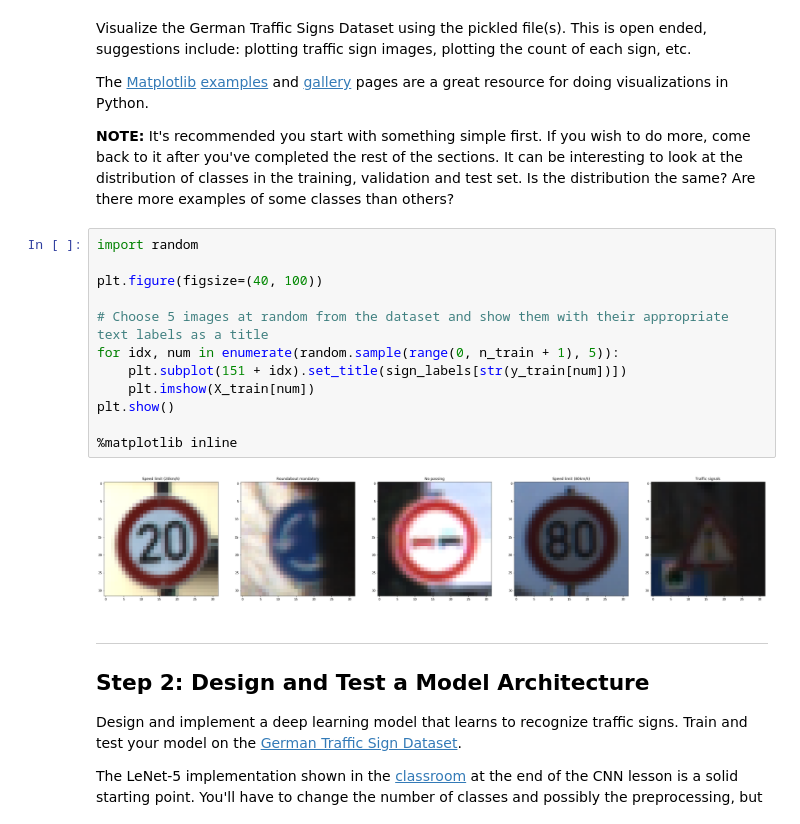
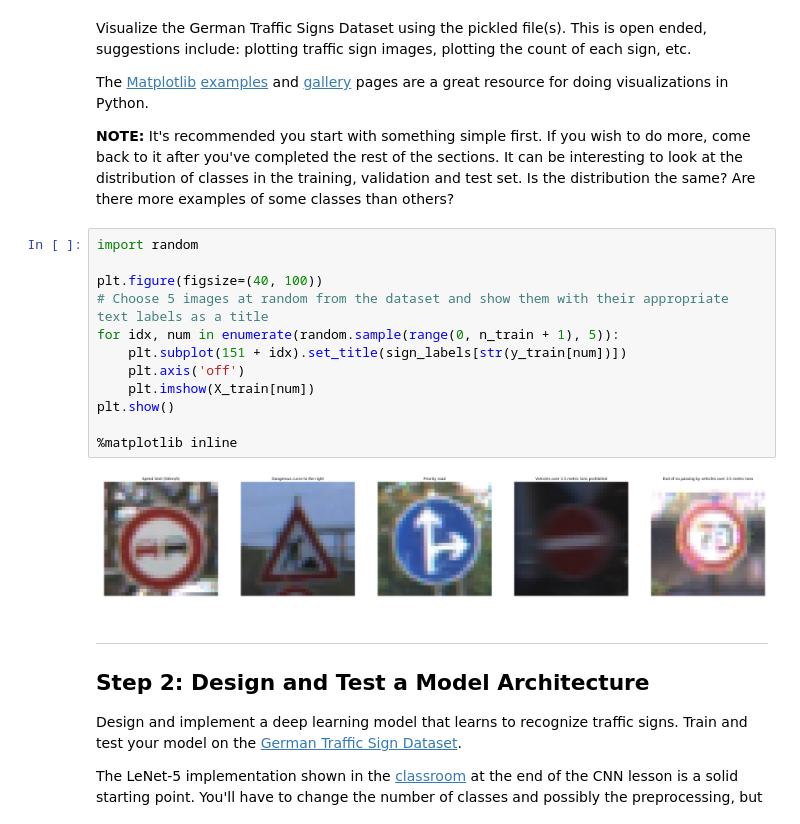
Before and after one commit to Charles-Catta/German-Traffic-Sign-Classifier, a Jupyter notebook: Traffic_Sign_Classifier.ipynb, the cells around one changed output. Drawn from its saved outputs; the diff is of its cells as text.

```diff
--- a/Traffic_Sign_Classifier.ipynb
+++ b/Traffic_Sign_Classifier.ipynb
@@ -111,17 +132,17 @@ The [Matplotlib](http://matplotlib.org/) [examples](http://matplotlib.org/exampl
 # %%
 import random
 
 plt.figure(figsize=(40, 100))
-
 # Choose 5 images at random from the dataset and show them with their appropriate text labels as a title
 for idx, num in enumerate(random.sample(range(0, n_train + 1), 5)):
     plt.subplot(151 + idx).set_title(sign_labels[str(y_train[num])])
+    plt.axis('off')
     plt.imshow(X_train[num])
 plt.show()
 
 %matplotlib inline
 # %% [output]
-[figure, old version]
+[figure, new version]
 # %% [markdown]
 ----
 
```
Also changed, not shown: parts of 11 cells of this notebook, 4 other files.
